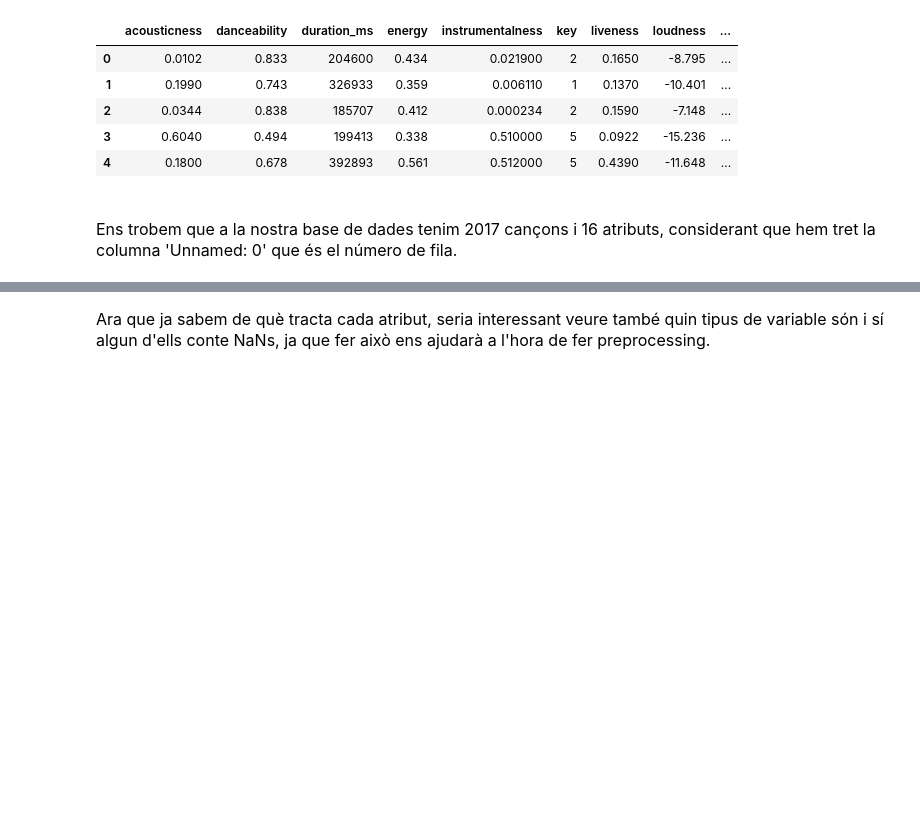
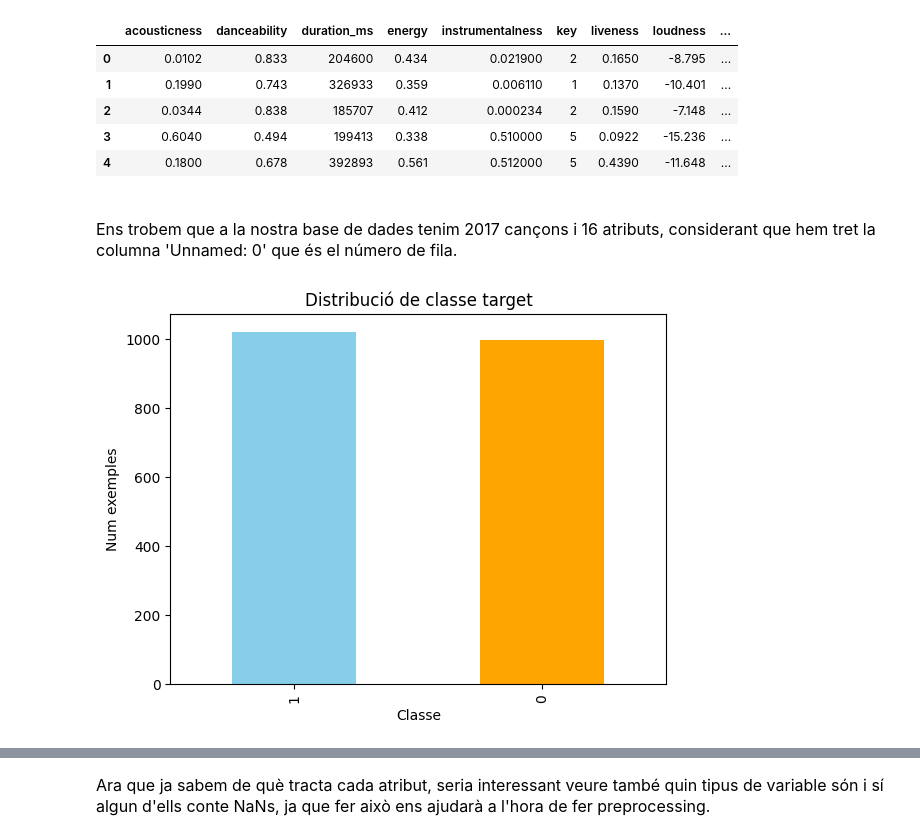
Before and after one commit to laranyeta/APC-Kaggle, a Jupyter notebook: APC_Kaggle_SpotifySongAttributes.ipynb, the cells around one changed output, grey strips where cells are left out. Cells and saved outputs as stored; diff of their text form; code cells hidden in the pictures; blank space fills up the shorter version.

Commit message:
Afegit distribució de la classe

```diff
--- a/APC_Kaggle_SpotifySongAttributes.ipynb
+++ b/APC_Kaggle_SpotifySongAttributes.ipynb
@@ -63,3 +63,15 @@ columnes: 16
 
 <section style="color: #525958;"><p style="font-family: 'Arial'; font-size:16px;"><br/>Ens trobem que a la nostra base de dades tenim 2017 cançons i 16 atributs, considerant que hem tret la columna 'Unnamed: 0' que és el número de fila.</p>
 </section>
+# %%
+counts = df['target'].value_counts()
+
+counts.plot(kind='bar', color=['skyblue', 'orange'])
+
+plt.title('Distribució de classe target')
+plt.xlabel('Classe')
+plt.ylabel('Num exemples')
+
+plt.show()
+# %% [output]
+[figure, added]
```
Also changed, not shown: parts of 5 cells of this notebook.
